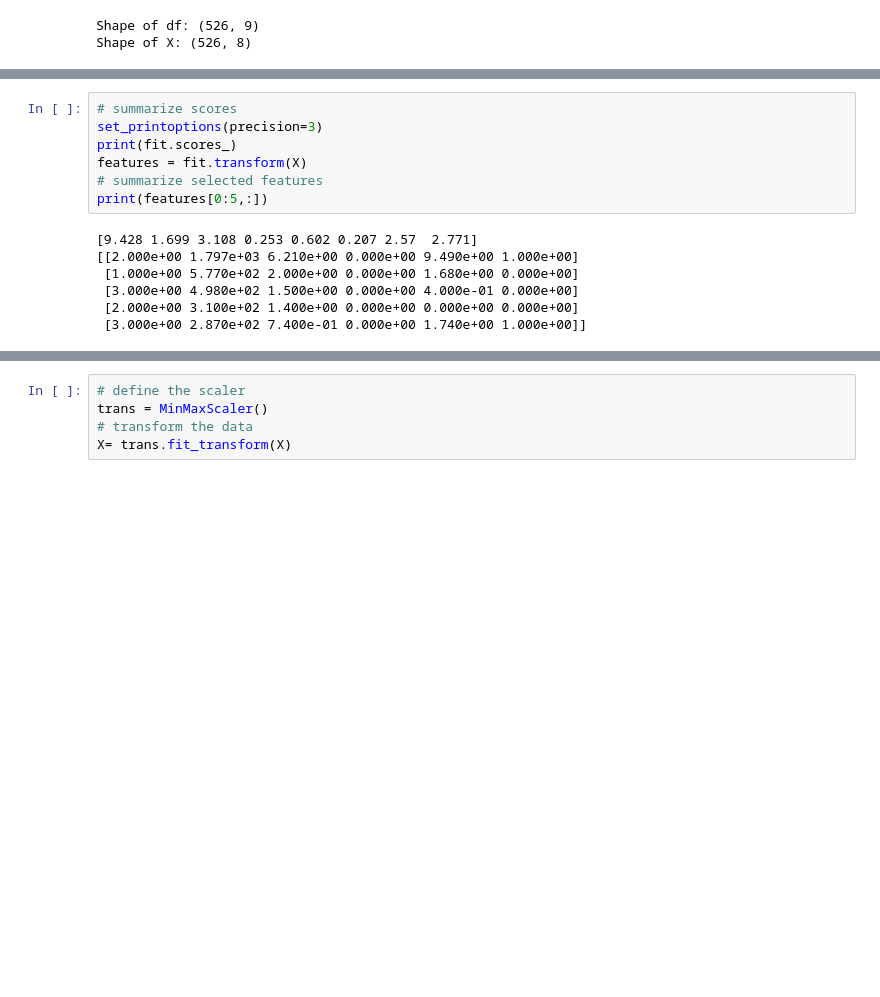
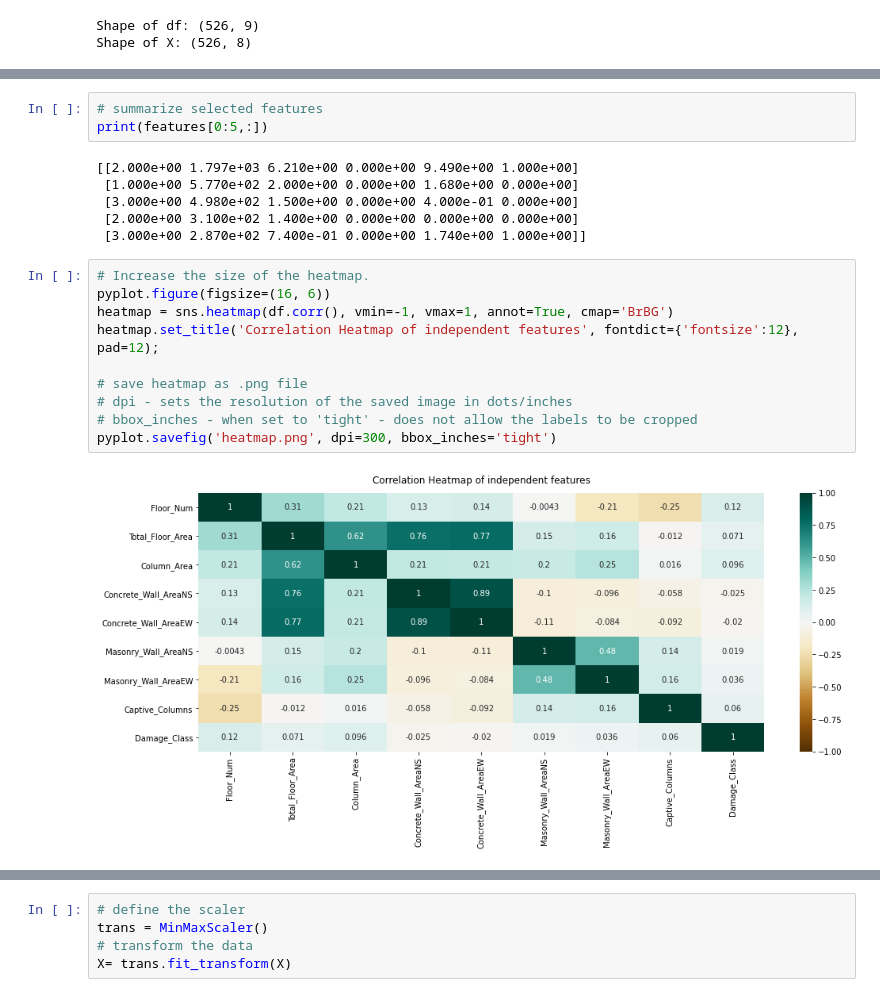
Before and after one commit to vandana1145/MasterThesisProjectCode, a Jupyter notebook: final_data_preprocessing.ipynb, the cells around one changed output, grey strips where cells are left out. Drawn from its saved outputs; the diff is of its cells as text; blank space fills up the shorter version.

Commit message:
added heatmap

```diff
--- a/final_data_preprocessing.ipynb
+++ b/final_data_preprocessing.ipynb
@@ -86,14 +95,21 @@ fit = test.fit(X, y)
 # %%
-# summarize scores
-set_printoptions(precision=3)
-print(fit.scores_)
-features = fit.transform(X)
 # summarize selected features
 print(features[0:5,:])
 # %% [output]
-[9.428 1.699 3.108 0.253 0.602 0.207 2.57  2.771]
 [[2.000e+00 1.797e+03 6.210e+00 0.000e+00 9.490e+00 1.000e+00]
  [1.000e+00 5.770e+02 2.000e+00 0.000e+00 1.680e+00 0.000e+00]
  [3.000e+00 4.980e+02 1.500e+00 0.000e+00 4.000e-01 0.000e+00]
  [2.000e+00 3.100e+02 1.400e+00 0.000e+00 0.000e+00 0.000e+00]
  [3.000e+00 2.870e+02 7.400e-01 0.000e+00 1.740e+00 1.000e+00]]
+# %%
+# Increase the size of the heatmap.
+pyplot.figure(figsize=(16, 6))
+heatmap = sns.heatmap(df.corr(), vmin=-1, vmax=1, annot=True, cmap='BrBG')
+heatmap.set_title('Correlation Heatmap of independent features', fontdict={'fontsize':12}, pad=12);
+
+# save heatmap as .png file
+# dpi - sets the resolution of the saved image in dots/inches
+# bbox_inches - when set to 'tight' - does not allow the labels to be cropped
+pyplot.savefig('heatmap.png', dpi=300, bbox_inches='tight')
+# %% [output]
+[figure, added]
```
Also changed, not shown: parts of 4 cells of this notebook, 5 other files.
